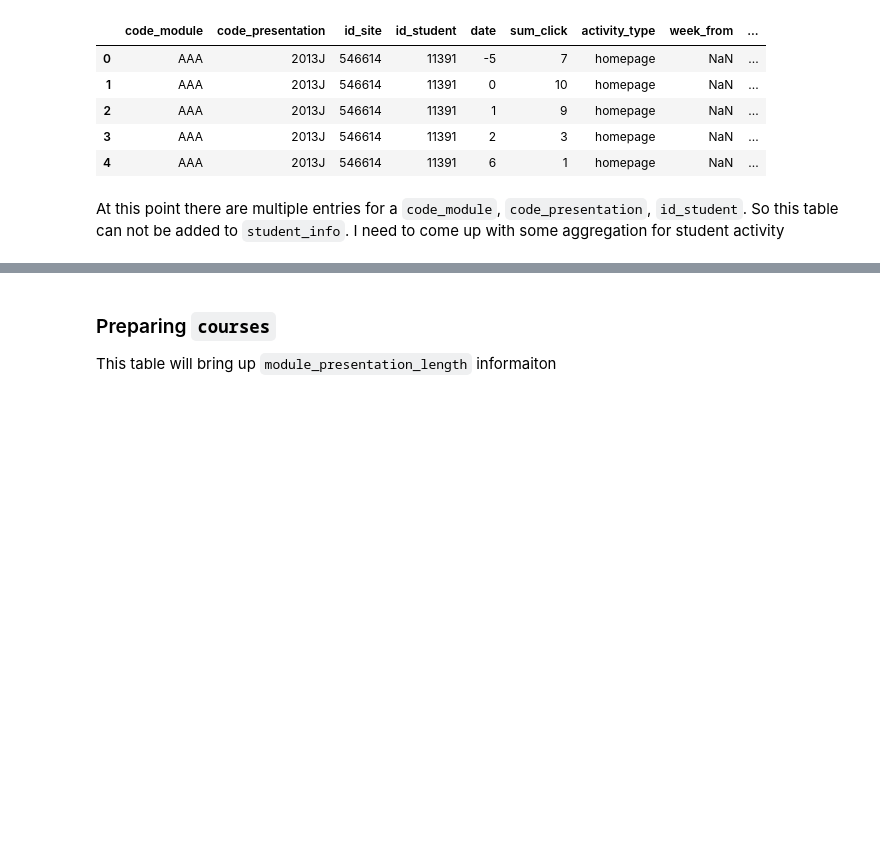
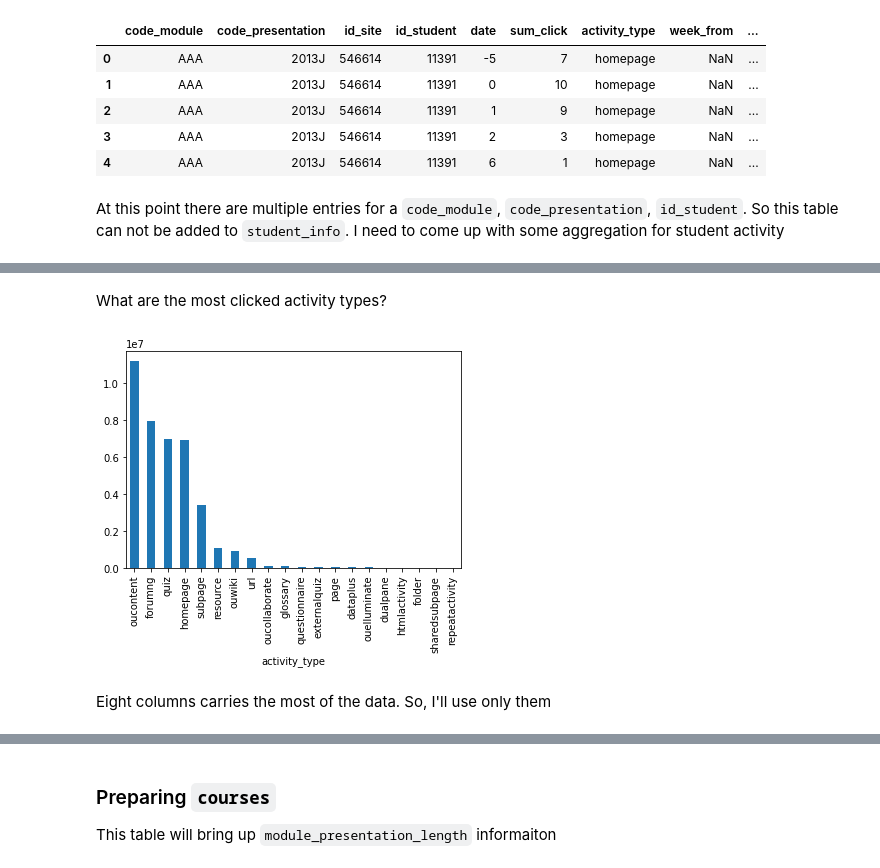
Before and after one commit to tevfikcagridural/student-success, a Jupyter notebook: Data_Wrangling.ipynb, the cells around one changed output, grey strips where cells are left out. Cells and saved outputs as stored; diff of their text form; code cells hidden in the pictures; blank space fills up the shorter version.

```diff
--- a/Data_Wrangling.ipynb
+++ b/Data_Wrangling.ipynb
@@ -557,0 +564,14 @@ At this point there are multiple entries for a `code_module`, `code_presentation
+# %% [markdown]
+What are the most clicked activity types?
+# %%
+(student_vle
+ .groupby('activity_type')
+ .sum()
+ .sort_values('sum_click', ascending=False)
+ .sum_click
+ .plot(kind='bar')
+ );
+# %% [output]
+[figure, added]
+# %% [markdown]
+Eight columns carries the most of the data. So, I'll use only them
```
Also changed, not shown: parts of 13 cells of this notebook.
